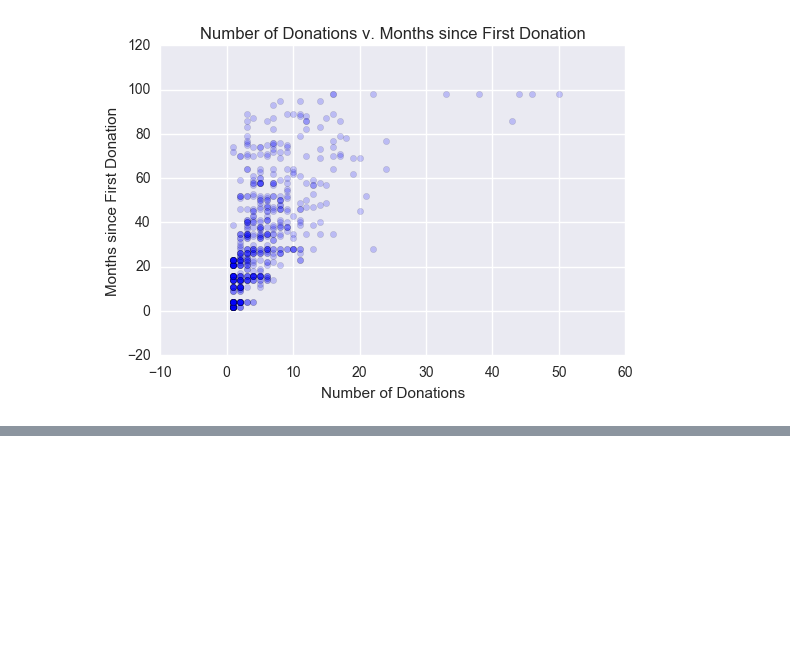
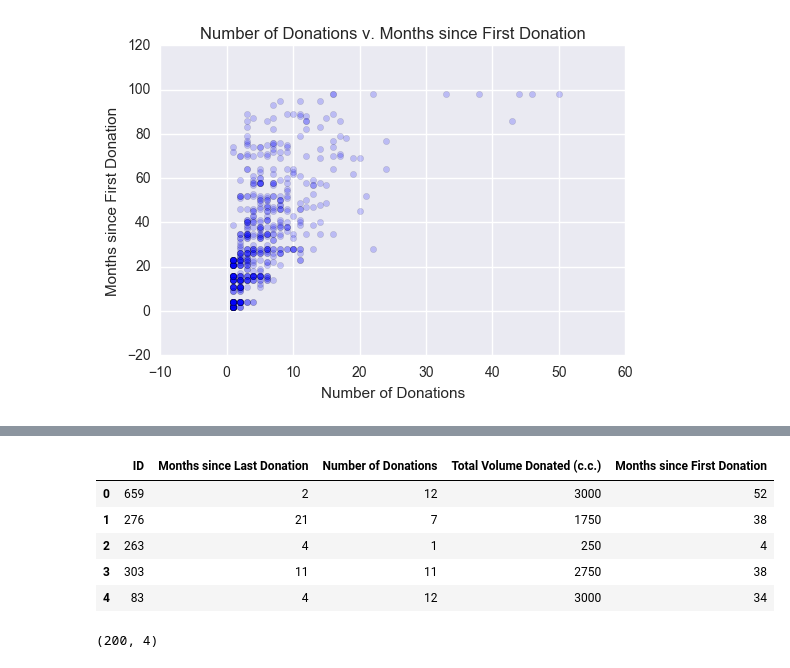
Before and after one commit to jehung/blood_donation, a Jupyter notebook: Explore.ipynb, the cells around one changed output, grey strips where cells are left out. Drawn from its saved outputs; the diff is of its cells as text; code cells hidden in the pictures; blank space fills up the shorter version.

```diff
--- a/Explore.ipynb
+++ b/Explore.ipynb
@@ -180,0 +189,17 @@ print(searchCV.coef_.shape)
+# %%
+file_in = 'C:\\Users\\Jenny\\Documents\\Mathfreak_Data\\DataKind\\BloodDonation\\test.csv'
+
+test = pd.read_csv(file_in)
+test.head()
+# %% [output]
+|  | ID | Months since Last Donation | Number of Donations | Total Volume Donated (c.c.) | Months since First Donation |
+| 0 | 659 | 2 | 12 | 3000 | 52 |
+| 1 | 276 | 21 | 7 | 1750 | 38 |
+| 2 | 263 | 4 | 1 | 250 | 4 |
+| 3 | 303 | 11 | 11 | 2750 | 38 |
+| 4 | 83 | 4 | 12 | 3000 | 34 |
+# %%
+test_X = test.loc[:,numerical_features]
+test_X.shape
+# %% [output]
+(200, 4)
```
Also changed, not shown: parts of 13 cells of this notebook.
